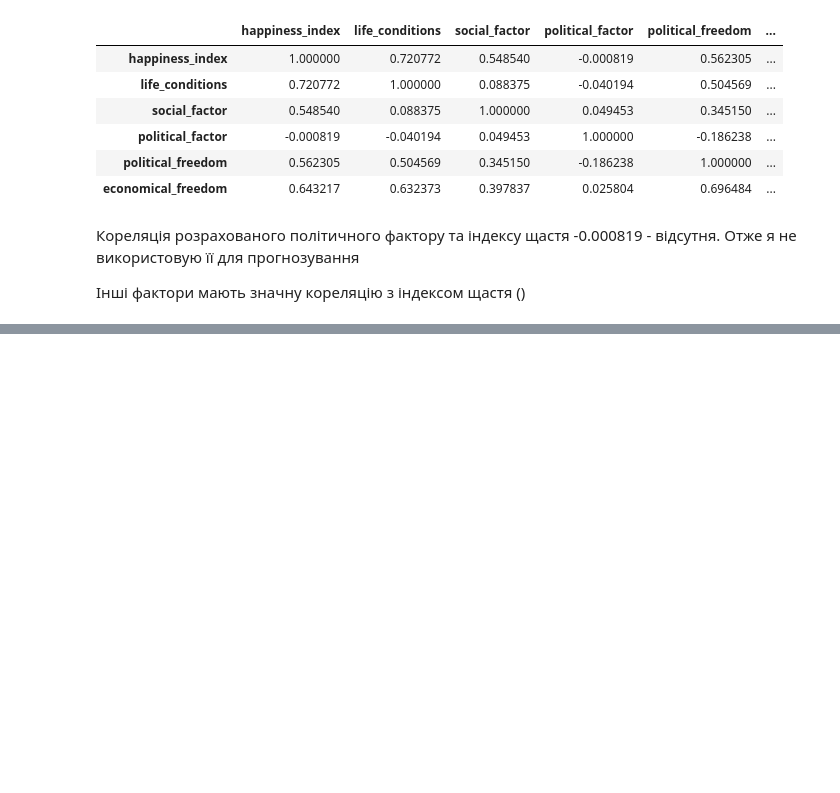
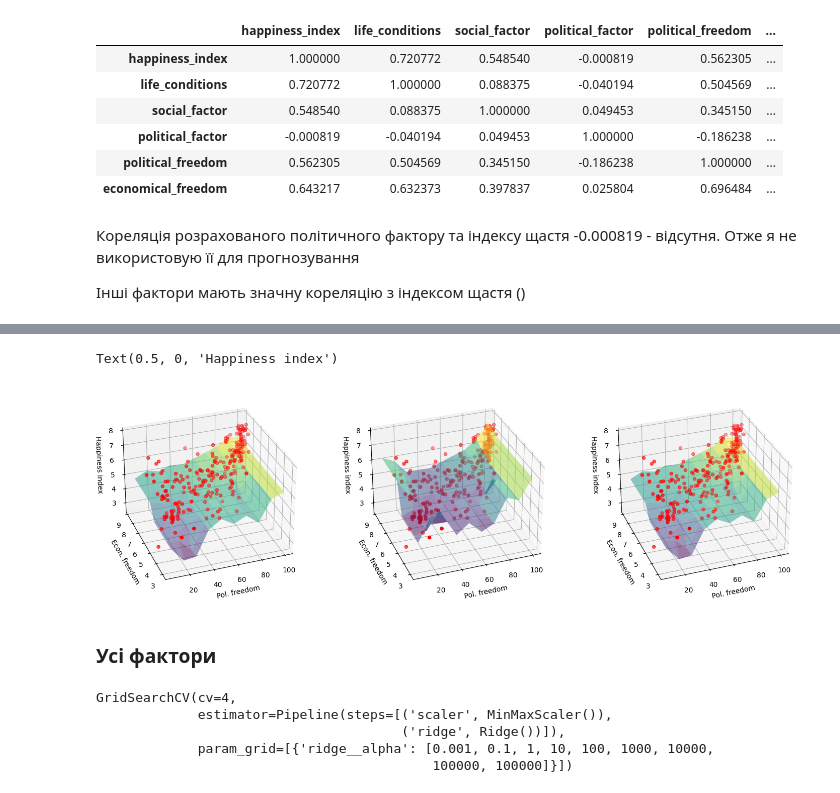
Before and after one commit to sevenfox148/happiness_index, a Jupyter notebook: models.ipynb, the cells around one changed output, grey strips where cells are left out. Cells and saved outputs as stored; diff of their text form; code cells hidden in the pictures; blank space fills up the shorter version.

```diff
--- a/models.ipynb
+++ b/models.ipynb
@@ -220,0 +357,3 @@ x = index_df.drop(columns=['happiness_index'], axis=1)
+# %%
+best_poly = poly_grid.best_estimator_
+best_rr = rr_grid.best_estimator_
@@ -220,0 +376,44 @@ x = index_df.drop(columns=['happiness_index'], axis=1)
+# %%
+elevation = 30
+azimuth = 250
+
+fig2, (ax1, ax2, ax3) = plt.subplots(1, 3, subplot_kw={'projection': '3d'}, figsize=(18, 6))
+
+ax1.scatter(test['political_freedom'],test['economical_freedom'], y_test, color='r')
+x_3, y_3, z_3 = axis_3d(test['political_freedom'], test['economical_freedom'], lr.predict(freedom_test))
+ax1.plot_surface(x_3, y_3, z_3, cmap='viridis', alpha=0.5)
+ax1.view_init(elev=elevation, azim=azimuth)
+ax1.set_xlabel('Pol. freedom')
+ax1.set_ylabel('Econ. freedom')
+ax1.set_zlabel('Happiness index')
+
+ax2.scatter(test['political_freedom'],test['economical_freedom'], y_test, color='r')
+x_3, y_3, z_3 = axis_3d(test['political_freedom'], test['economical_freedom'], best_poly.predict(freedom_test))
+ax2.plot_surface(x_3, y_3, z_3, cmap='viridis', alpha=0.5)
+ax2.view_init(elev=elevation, azim=azimuth)
+ax2.set_xlabel('Pol. freedom')
+ax2.set_ylabel('Econ. freedom')
+ax2.set_zlabel('Happiness index')
+
+ax3.scatter(test['political_freedom'],test['economical_freedom'], y_test, color='r')
+x_3, y_3, z_3 = axis_3d(test['political_freedom'], test['economical_freedom'], best_rr.predict(freedom_test))
+ax3.plot_surface(x_3, y_3, z_3, cmap='viridis', alpha=0.5)
+ax3.view_init(elev=elevation, azim=azimuth)
+ax3.set_xlabel('Pol. freedom')
+ax3.set_ylabel('Econ. freedom')
+ax3.set_zlabel('Happiness index')
+# %% [output]
+Text(0.5, 0, 'Happiness index')
+[figure, added]
+# %% [markdown]
+### Усі фактори
+# %%
+lr.fit(train, y_train)
+poly_grid.fit(train, y_train)
+rr_grid.fit(train, y_train)
+# %% [output]
+GridSearchCV(cv=4,
+             estimator=Pipeline(steps=[('scaler', MinMaxScaler()),
+                                       ('ridge', Ridge())]),
+             param_grid=[{'ridge__alpha': [0.001, 0.1, 1, 10, 100, 1000, 10000,
+                                           100000, 100000]}])
```
Also changed, not shown: parts of 18 cells of this notebook.
